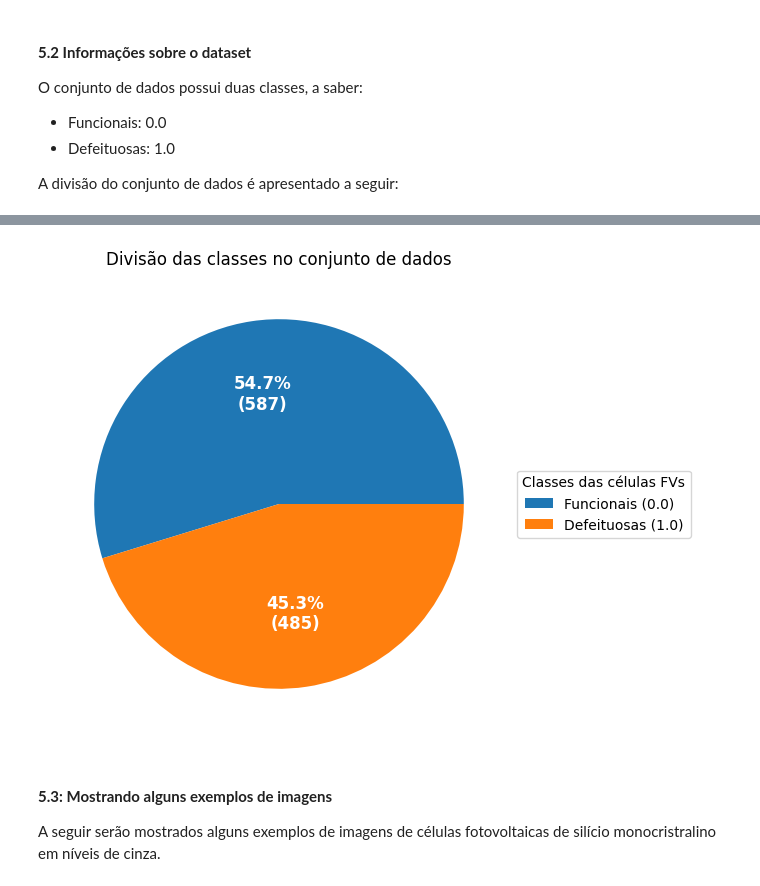
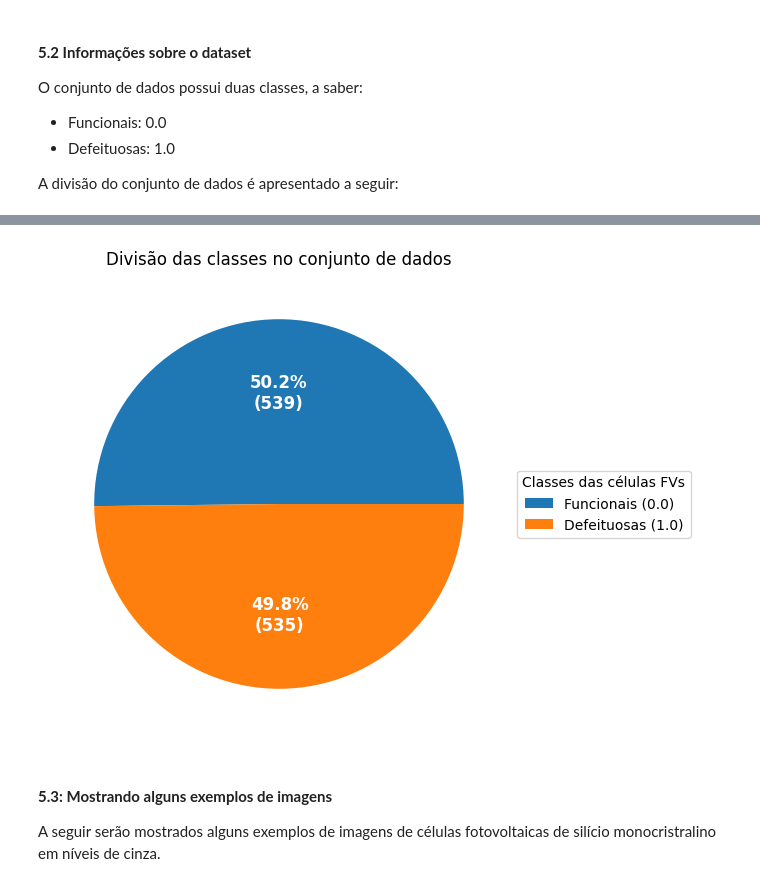
Before and after one commit to AlanMarquesRocha/pv_cells_detection_fault, a Jupyter notebook: seminario_estudos_especiais_lbp_cnn.ipynb, the cells around one changed output, grey strips where cells are left out. Saved outputs shown, nothing was run; the diff lists cells and outputs as text; code cells hidden in the pictures.

```diff
--- a/seminario_estudos_especiais_lbp_cnn.ipynb
+++ b/seminario_estudos_especiais_lbp_cnn.ipynb
@@ -107,35 +215,35 @@ fig, ax = plt.subplots(figsize=(6, 6), subplot_kw = dict(aspect="equal"))
 recipe = ['Funcionais (0.0)', 'Defeituosas (1.0)']
 
 # The amount of data is reported
-data_class = [588, 486]
+data_class = [540, 536]
 
 # Shows the percentage of each class in the dataset
 def func(pct, allvals):
     # calc %
     absolute = int(pct/100.*np.sum(allvals))
     # fazendo legenda do gráfico
     return "{:.1f}%\n({:d})".format(pct, absolute)
 
 # Creating the chart and placing the inner legend function
 wedges, texts, autotexts = ax.pie(data_class, autopct = lambda pct: func(pct, data_class),
                                   textprops=dict(color = "w"))
 
 # Defining the external caption box, title, location and where to 'anchor the box'
 ax.legend(wedges, recipe,
           title="Classes das células FVs",
           loc="center left",
           bbox_to_anchor=(1, 0, 0.5, 1))
 
 # Here we set the text size from within the graphic, and the font weight to bold
 plt.setp(autotexts, size=12, weight="bold")
 
 # chart title
 ax.set_title("Divisão das classes no conjunto de dados")
 
 # showing the chart
 plt.show()
 # %% [output]
-[figure, old version]
+[figure, new version]
 # %% [markdown]
 #### **5.3: Mostrando alguns exemplos de imagens**
 
```
Also changed, not shown: parts of 29 cells of this notebook.
